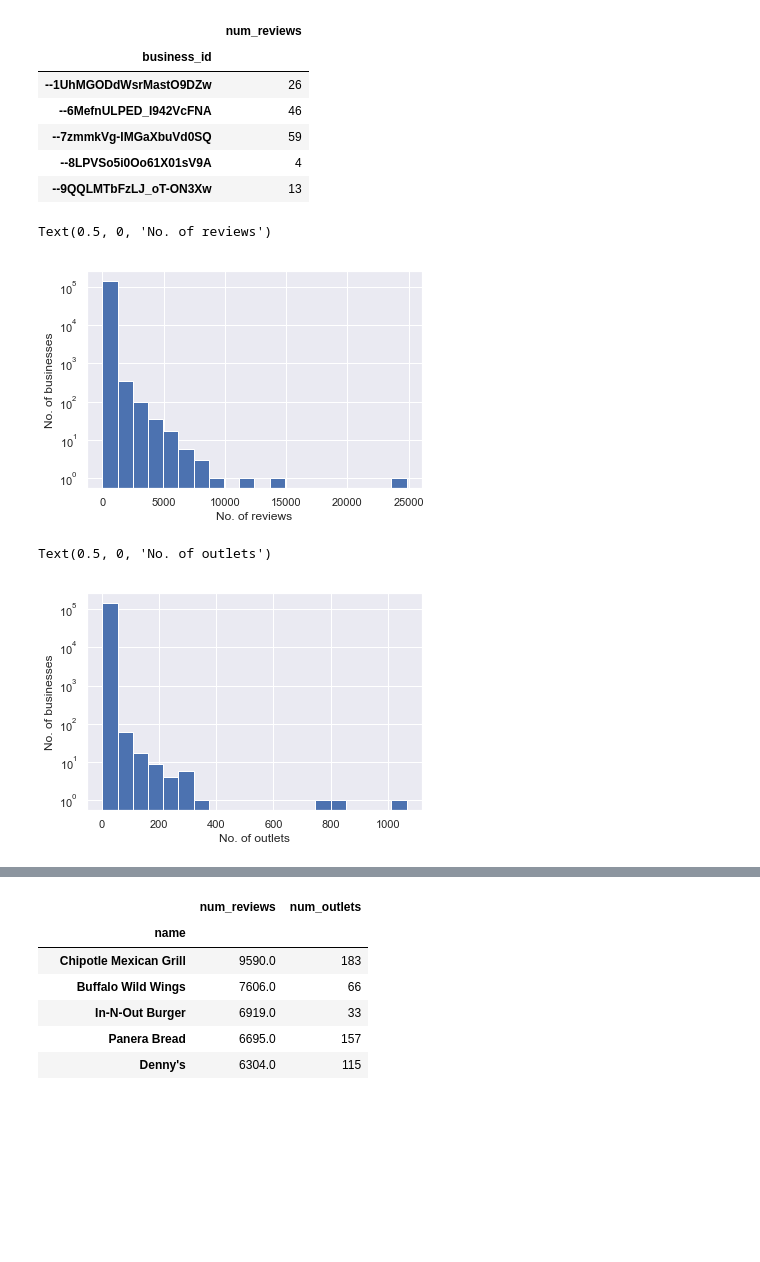
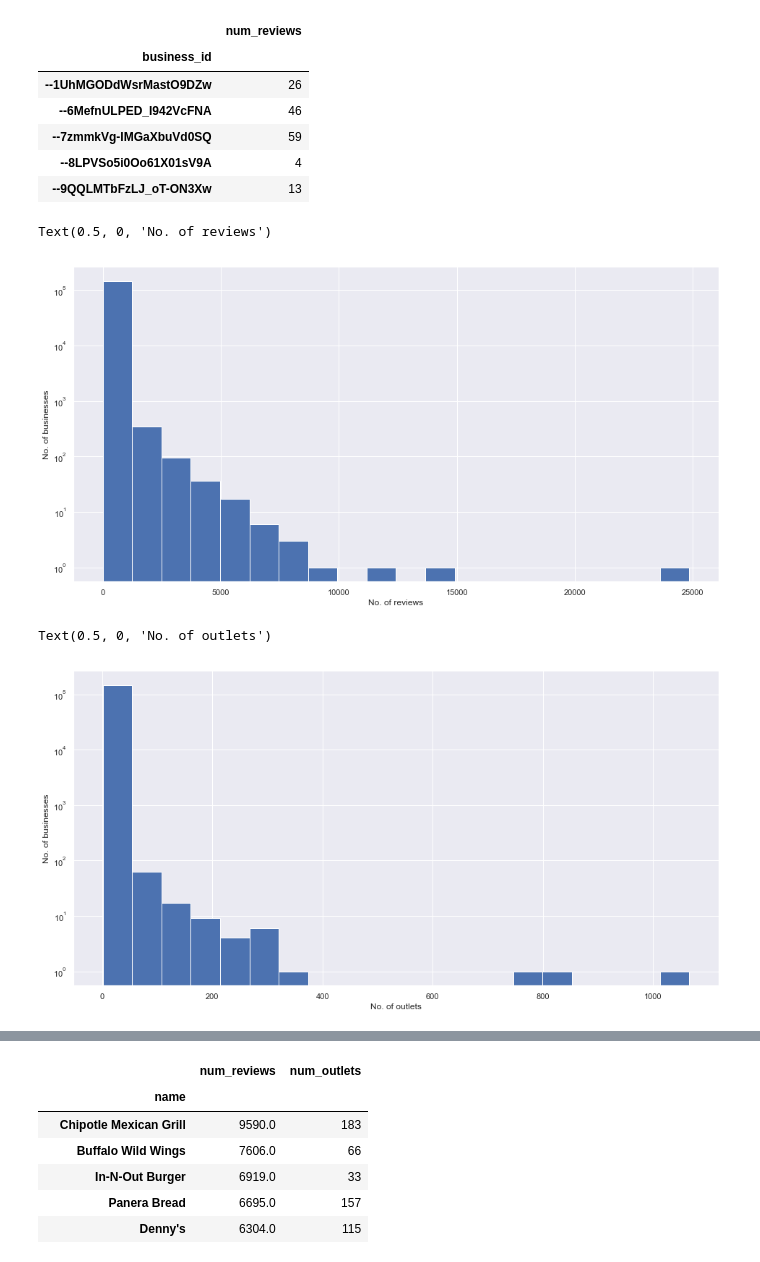
Before and after one commit to leeyenter/bt4014-yelp, a Jupyter notebook: Business Analysis - YT.ipynb, the cells around one changed output, grey strips where cells are left out. Saved outputs shown, nothing was run; the diff lists cells and outputs as text; code cells hidden in the pictures; blank space fills up the shorter version.

```diff
--- a/Business Analysis - YT.ipynb
+++ b/Business Analysis - YT.ipynb
@@ -90,19 +103,21 @@ df = df.set_index('business_id').join(review_size).groupby('name').sum()
 # %%
 df = df.join(business_size)
 # %%
+fig, ax = plt.subplots(figsize=(16, 8))
 df.num_reviews.hist(bins=20)
 plt.yscale('log')
 plt.ylabel('No. of businesses')
 plt.xlabel('No. of reviews')
 # %% [output]
 Text(0.5, 0, 'No. of reviews')
-[figure, old version]
+[figure, new version]
 # %%
+fig, ax = plt.subplots(figsize=(16, 8))
 df.num_outlets.hist(bins=20)
 plt.yscale('log')
 plt.ylabel('No. of businesses')
 plt.xlabel('No. of outlets')
 # %% [output]
 Text(0.5, 0, 'No. of outlets')
-[figure, old version]
+[figure, new version]
 # %%
```
Also changed, not shown: parts of 5 cells of this notebook, 1 other file.
